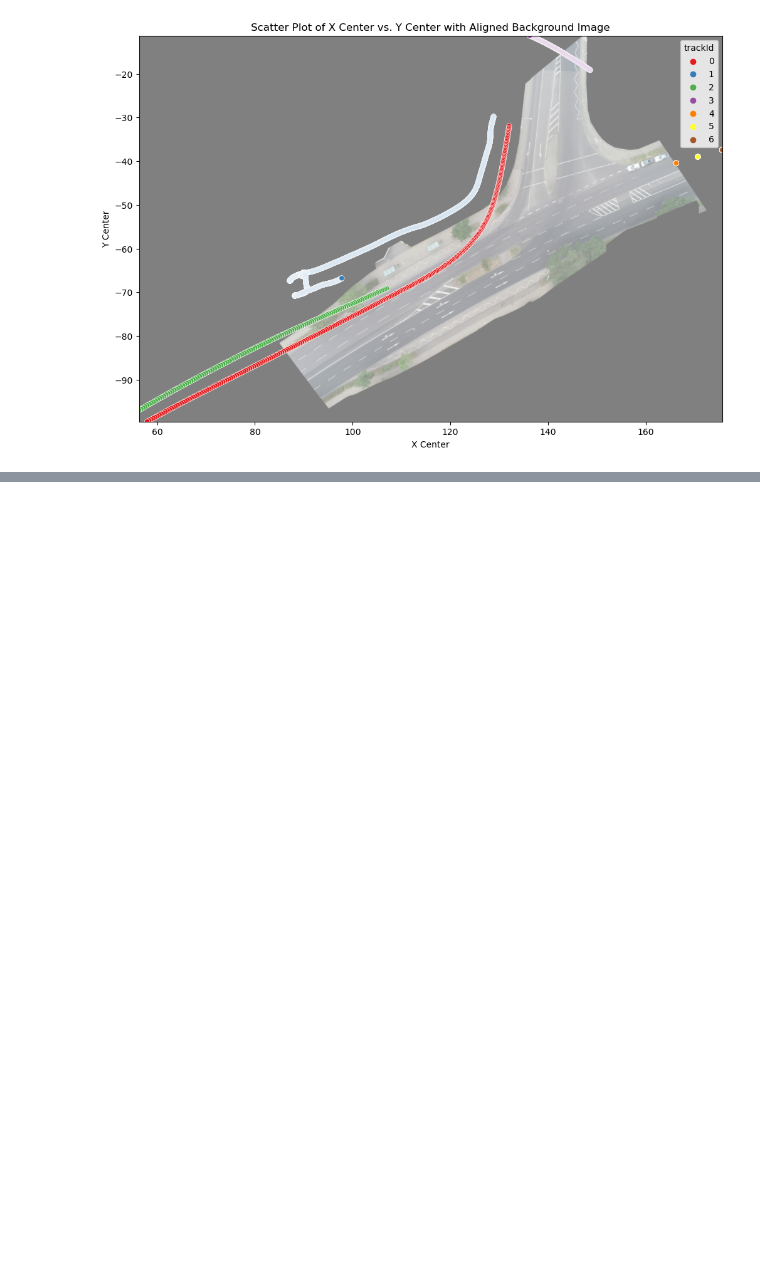
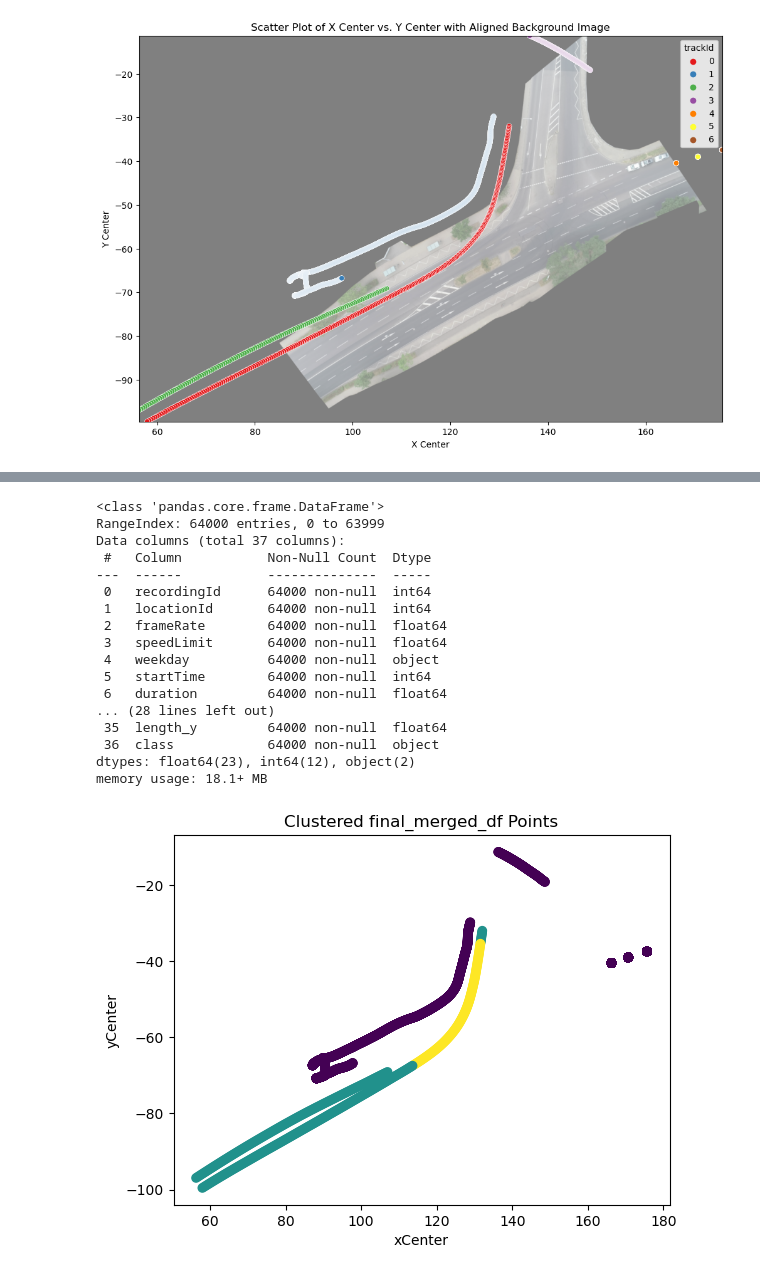
Before and after one commit to nikhil0259/traffic-pattern, a Jupyter notebook: Data_lookup.ipynb, the cells around one changed output, grey strips where cells are left out. Drawn from its saved outputs; the diff is of its cells as text; code cells hidden in the pictures; blank space fills up the shorter version.

Commit message:
Updated Readme and other cluster files

```diff
--- a/Data_lookup.ipynb
+++ b/Data_lookup.ipynb
@@ -224,0 +266,48 @@ plt.show()
+# %%
+import pandas as pd
+from sklearn.cluster import KMeans
+from sklearn.preprocessing import StandardScaler
+
+# Load your final_merged_df into a final_merged_dfFrame
+final_merged_df.info()
+# Select relevant features
+#X = final_merged_df[['frameRate', 'speedLimit', 'duration', 'xCenter', 'yCenter']]
+X = final_merged_df[[ 'frameRate', 'speedLimit', 'duration','xVelocity', 'yVelocity', 'xAcceleration', 'yAcceleration']]
+# Standardize the features
+scaler = StandardScaler()
+X_scaled = scaler.fit_transform(X)
+
+# Choose the number of clusters (K)
+k = 3
+
+# Apply K-Means clustering
+kmeans = KMeans(n_clusters=k, random_state=0)
+final_merged_df['cluster'] = kmeans.fit_predict(X_scaled)
+
+import matplotlib.pyplot as plt
+
+# Scatter plot with cluster coloring
+plt.scatter(final_merged_df['xCenter'], final_merged_df['yCenter'], c=final_merged_df['cluster'], cmap='viridis')
+plt.xlabel('xCenter')
+plt.ylabel('yCenter')
+plt.title('Clustered final_merged_df Points')
+plt.show()
+# %% [output]
+<class 'pandas.core.frame.DataFrame'>
+RangeIndex: 64000 entries, 0 to 63999
+Data columns (total 37 columns):
+ #   Column           Non-Null Count  Dtype
+---  ------           --------------  -----
+ 0   recordingId      64000 non-null  int64
+ 1   locationId       64000 non-null  int64
+ 2   frameRate        64000 non-null  float64
+ 3   speedLimit       64000 non-null  float64
+ 4   weekday          64000 non-null  object
+ 5   startTime        64000 non-null  int64
+ 6   duration         64000 non-null  float64
+... (28 lines left out)
+ 35  length_y         64000 non-null  float64
+ 36  class            64000 non-null  object
+dtypes: float64(23), int64(12), object(2)
+memory usage: 18.1+ MB
+[figure, added]
```
Also changed, not shown: parts of 2 cells of this notebook, 4 other files.
